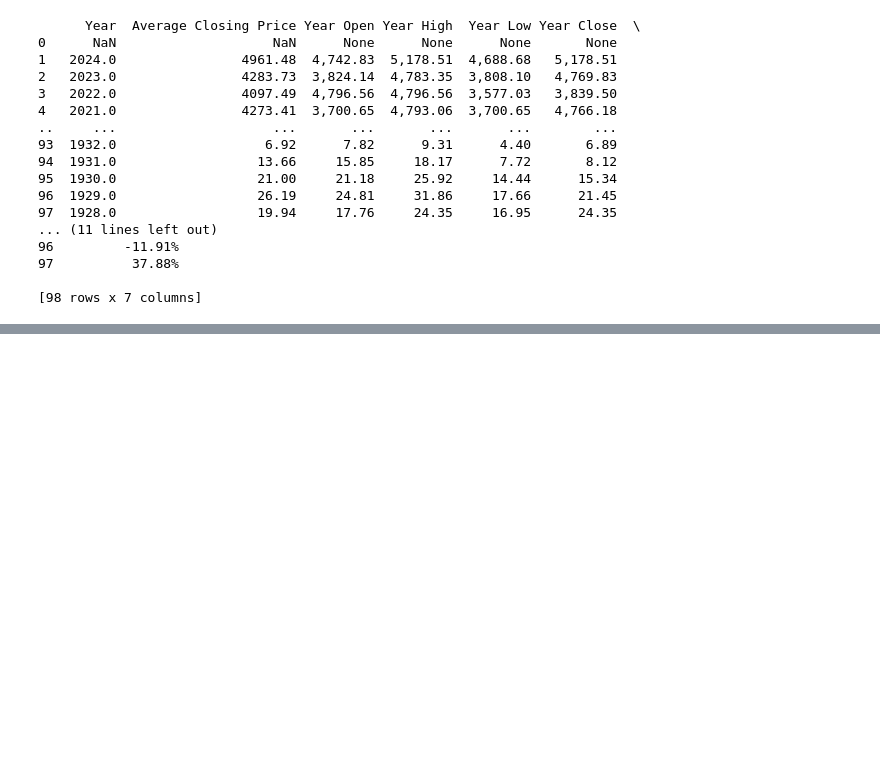
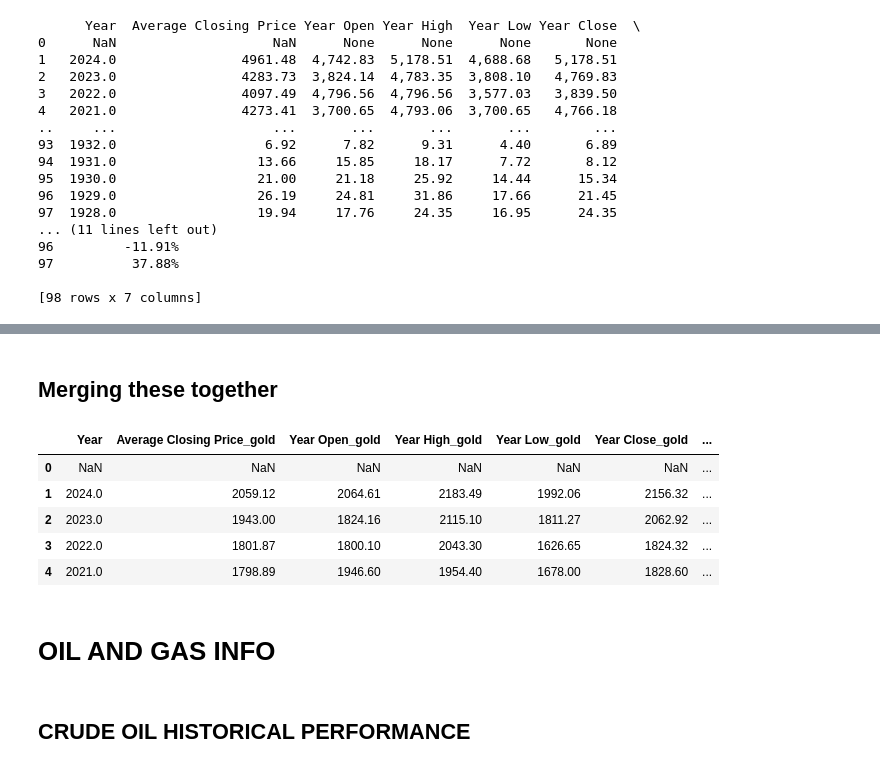
Before and after one commit to patwilliams04/DSCI411-project, a Jupyter notebook: Data Collection/dataGathering.ipynb, the cells around one changed output, grey strips where cells are left out. Cells and saved outputs as stored; diff of their text form; code cells hidden in the pictures; blank space fills up the shorter version.

```diff
--- a/Data Collection/dataGathering.ipynb
+++ b/Data Collection/dataGathering.ipynb
@@ -184,0 +367,16 @@ else:
+# %% [markdown]
+## Merging these together
+# %%
+metals_df = gold_df.merge(silver_df, on='Year', how='inner', suffixes=('_gold', '_silver'))
+metals_df.head()
+# %% [output]
+|  | Year | Average Closing Price_gold | Year Open_gold | Year High_gold | Year Low_gold | Year Close_gold | ... |
+| 0 | NaN | NaN | NaN | NaN | NaN | NaN | ... |
+| 1 | 2024.0 | 2059.12 | 2064.61 | 2183.49 | 1992.06 | 2156.32 | ... |
+| 2 | 2023.0 | 1943.00 | 1824.16 | 2115.10 | 1811.27 | 2062.92 | ... |
+| 3 | 2022.0 | 1801.87 | 1800.10 | 2043.30 | 1626.65 | 1824.32 | ... |
+| 4 | 2021.0 | 1798.89 | 1946.60 | 1954.40 | 1678.00 | 1828.60 | ... |
+# %% [markdown]
+# OIL AND GAS INFO
+# %% [markdown]
+## CRUDE OIL HISTORICAL PERFORMANCE
```
Also changed, not shown: parts of 11 cells of this notebook, 1 other file.
